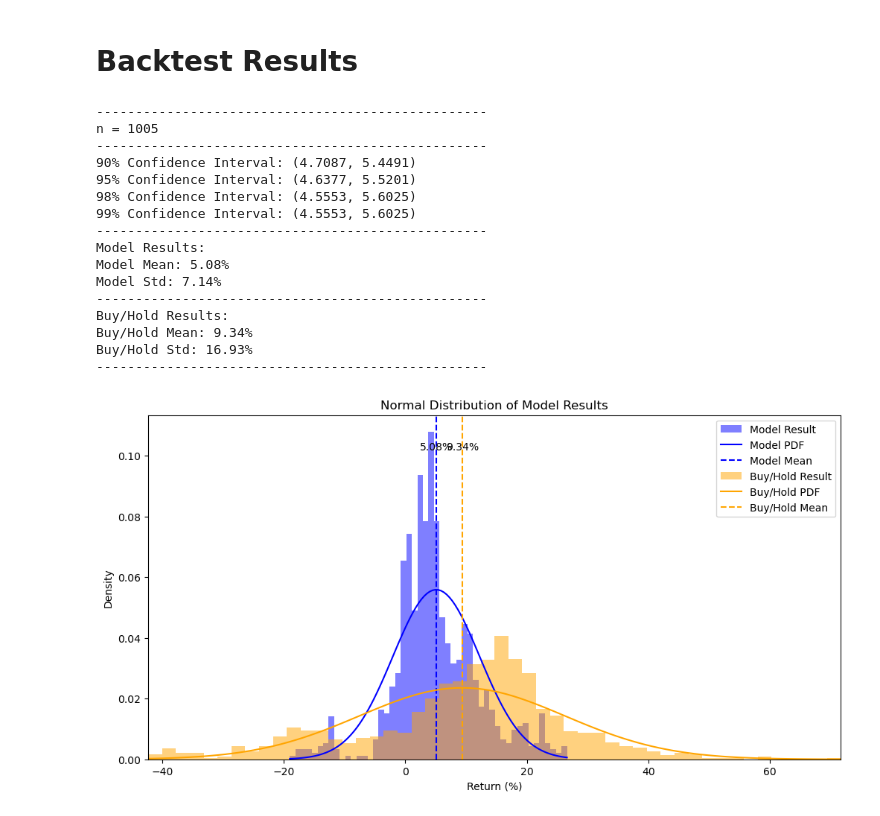
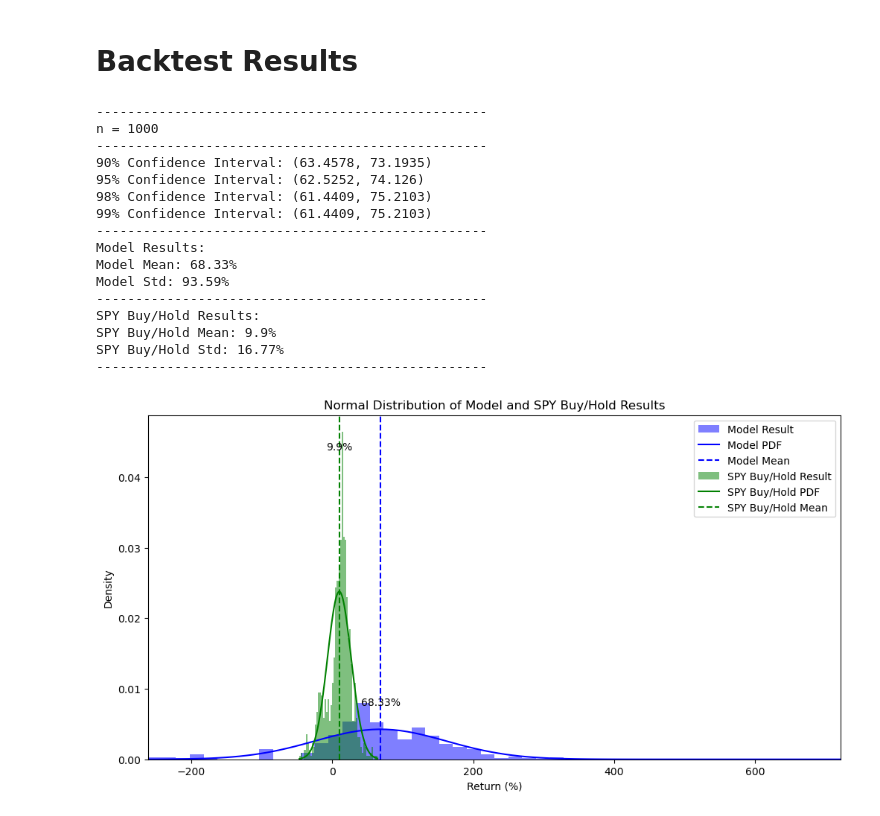
Before and after one commit to FilBillions/Mean_Reversion, a Jupyter notebook: Backtest_Results.ipynb, the cells around one changed output. Saved outputs shown, nothing was run; the diff lists cells and outputs as text; code cells hidden in the pictures.

```diff
--- a/Backtest_Results.ipynb
+++ b/Backtest_Results.ipynb
@@ -3,25 +3,25 @@
 # %%
 from csv_functions import return_hist, sharpe_hist, bear_hist, bull_hist
 # %%
-import_csv='SPY_1d_9-MA_backtest_results.csv'
+import_csv='^vix_1d_9-MA_percent_of_equity_backtest_results.csv'
 # %%
-return_hist(import_csv,buy_hold=True, spy=True)
+return_hist(import_csv,buy_hold=False, spy=True)
 # %% [output]
 --------------------------------------------------
-n = 1005
+n = 1000
 --------------------------------------------------
-90% Confidence Interval: (4.7087, 5.4491)
-95% Confidence Interval: (4.6377, 5.5201)
-98% Confidence Interval: (4.5553, 5.6025)
-99% Confidence Interval: (4.5553, 5.6025)
+90% Confidence Interval: (63.4578, 73.1935)
+95% Confidence Interval: (62.5252, 74.126)
+98% Confidence Interval: (61.4409, 75.2103)
+99% Confidence Interval: (61.4409, 75.2103)
 --------------------------------------------------
 Model Results:
-Model Mean: 5.08%
-Model Std: 7.14%
+Model Mean: 68.33%
+Model Std: 93.59%
 --------------------------------------------------
-Buy/Hold Results:
-Buy/Hold Mean: 9.34%
-Buy/Hold Std: 16.93%
+SPY Buy/Hold Results:
+SPY Buy/Hold Mean: 9.9%
+SPY Buy/Hold Std: 16.77%
 --------------------------------------------------
-[figure, old version]
+[figure, new version]
 # %%
```
Also changed, not shown: parts of 3 cells of this notebook, 3 other files.
